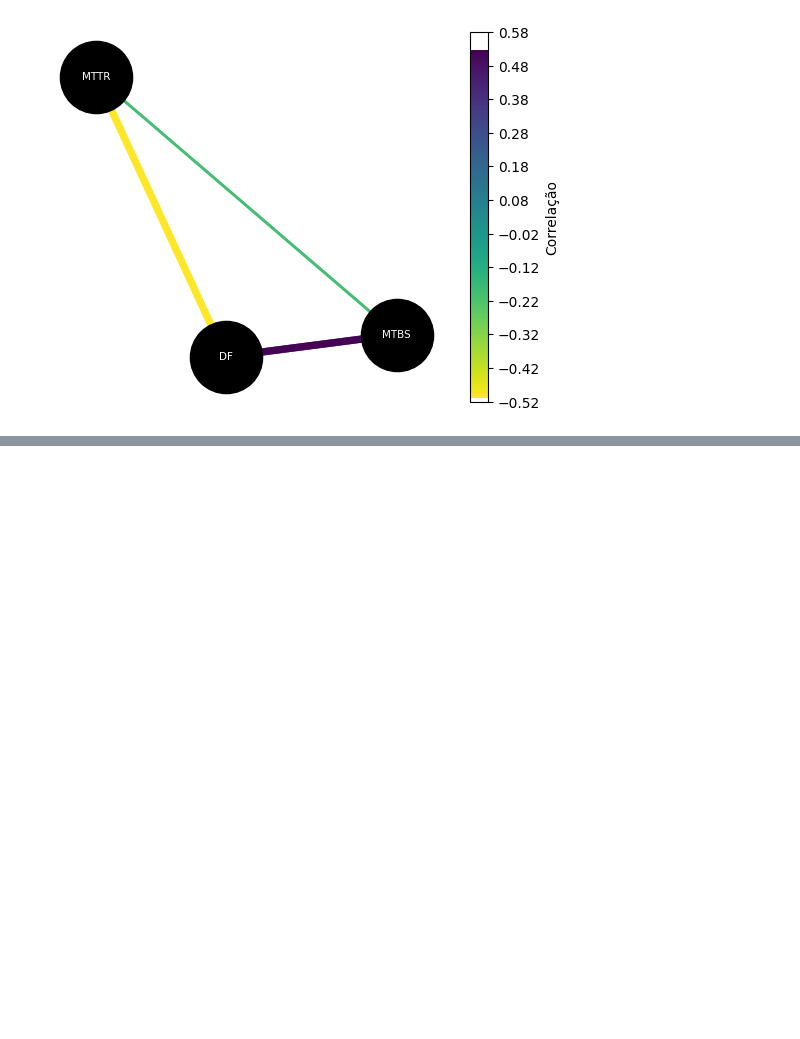
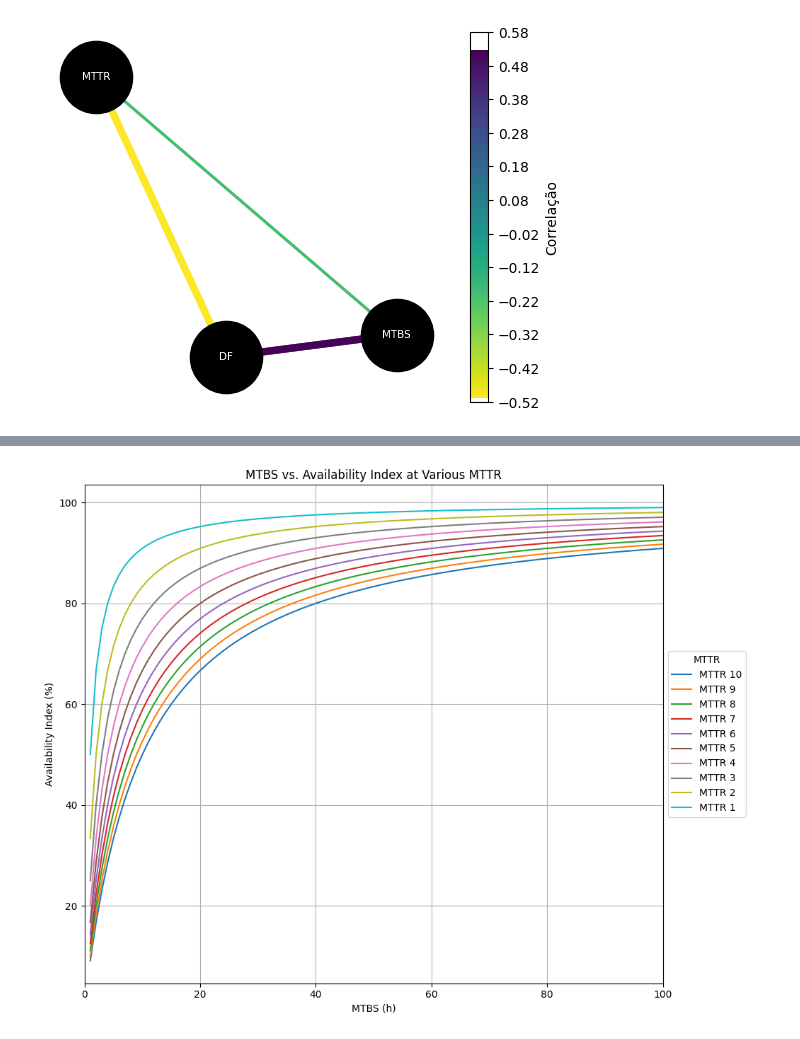
Before and after one commit to CidClayQuirino/DisponibilidadeFisicaEvaluation, a Jupyter notebook: StatisticCorrelationDF_MTTR_MTBS.ipynb, the cells around one changed output, grey strips where cells are left out. Saved outputs shown, nothing was run; the diff lists cells and outputs as text; code cells hidden in the pictures; blank space fills up the shorter version.

```diff
--- a/StatisticCorrelationDF_MTTR_MTBS.ipynb
+++ b/StatisticCorrelationDF_MTTR_MTBS.ipynb
@@ -743,0 +770,34 @@ plt.show()
+# %%
+import numpy as np
+import matplotlib.pyplot as plt
+
+# Configuração dos dados
+mtbs_values = np.arange(1, 101, 1)  # MTBS variando de 1 a 100 horas
+mttr_values = [10, 9, 8, 7, 6, 5, 4, 3, 2, 1]  # Valores fixos de MTTR em ordem decrescente
+
+# Criando o gráfico
+plt.figure(figsize=(12, 8))
+
+for mttr in mttr_values:
+    ai_values = (mtbs_values / (mtbs_values + mttr)) * 100  # Cálculo do índice de disponibilidade
+    plt.plot(mtbs_values, ai_values, label=f"MTTR {mttr}")
+
+# Configurações do gráfico
+plt.title("MTBS vs. Availability Index at Various MTTR")
+plt.xlabel("MTBS (h)")
+plt.ylabel("Availability Index (%)")
+
+# Configuração dos limites do eixo x para iniciar em 0
+plt.xlim(0, 100)
+
+# Posicionando a legenda fora da área do gráfico
+plt.legend(title="MTTR", loc="center left", bbox_to_anchor=(1, 0.5))  # Coloca a legenda à direita do gráfico
+plt.grid(True)
+
+# Ajuste dos limites da área de exibição para acomodar a legenda
+plt.tight_layout(rect=[0, 0, 0.85, 1])
+
+# Exibir o gráfico
+plt.show()
+# %% [output]
+[figure, added]
```
Also changed, not shown: parts of 5 cells of this notebook.
